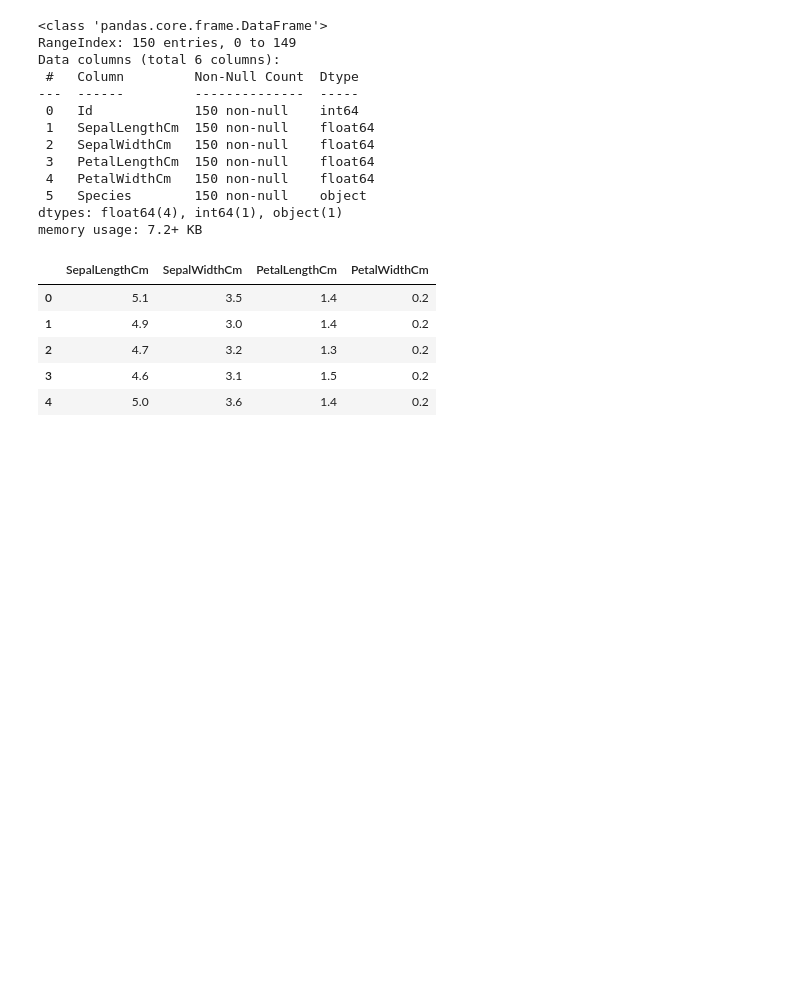
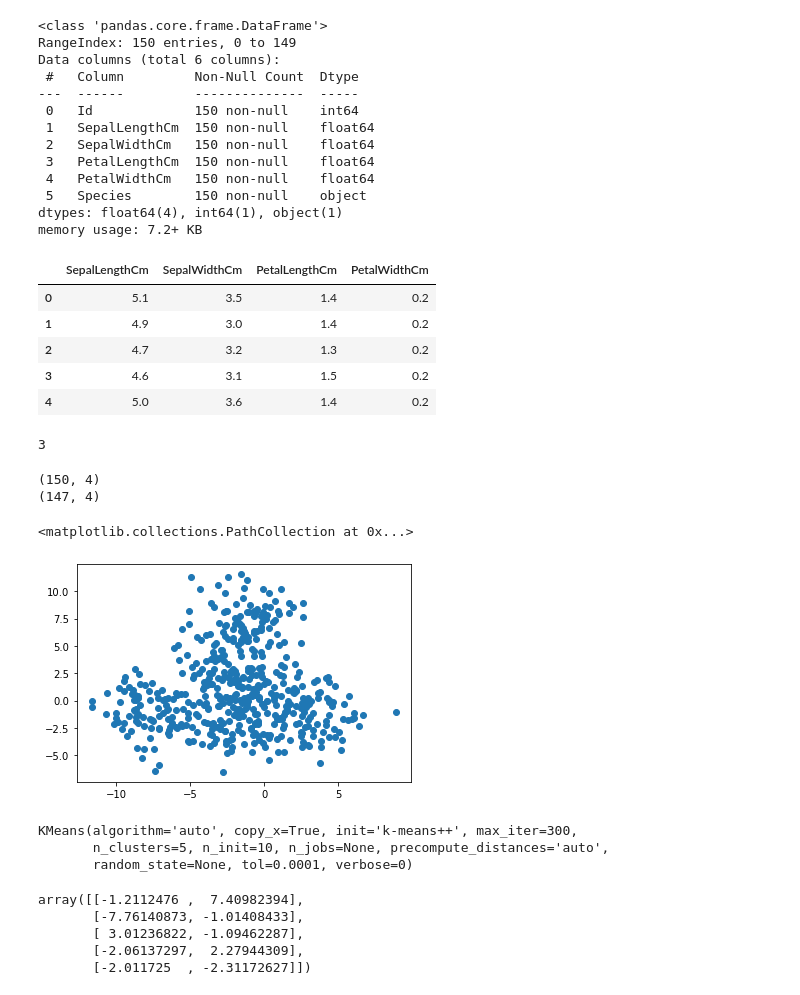
Before and after one commit to Tanmayb05/GRIP-Task-2-Number-Of-Optimal-Clusters-Iris-Dataset, a Jupyter notebook: GRIP Task 2 - Number Of Optimal Clusters (Iris Dataset).ipynb, the cells around one changed output. Saved outputs shown, nothing was run; the diff lists cells and outputs as text; code cells hidden in the pictures; blank space fills up the shorter version.

```diff
--- a/GRIP Task 2 - Number Of Optimal Clusters (Iris Dataset).ipynb
+++ b/GRIP Task 2 - Number Of Optimal Clusters (Iris Dataset).ipynb
@@ -83,6 +97,21 @@ iris_df.head()
 | 2 | 4.7 | 3.2 | 1.3 | 0.2 |
 | 3 | 4.6 | 3.1 | 1.5 | 0.2 |
 | 4 | 5.0 | 3.6 | 1.4 | 0.2 |
+# %%
+# Check For Duplicates
+
+iris_df.duplicated().sum()
+# %% [output]
+3
+# %%
+# Dropping the Duplicate Rows
+
+print(iris_df.shape)
+iris_df.drop_duplicates(inplace=True)
+print(iris_df.shape)
+# %% [output]
+(150, 4)
+(147, 4)
 # %%
 sum_of_square = []
 clusters_range = range(1,15)
@@ -92,0 +124,23 @@ for k in clusters_range:
+# %%
+data = make_blobs(n_samples=500, n_features=2, centers=5, cluster_std=1.85)
+# %%
+plt.scatter(data[0][:,0],data[0][:,1])
+# %% [output]
+<matplotlib.collections.PathCollection at 0x...>
+[figure, added]
+# %%
+from sklearn.cluster import KMeans
+k = KMeans(n_clusters = 5)
+k.fit(data[0])
+# %% [output]
+KMeans(algorithm='auto', copy_x=True, init='k-means++', max_iter=300,
+       n_clusters=5, n_init=10, n_jobs=None, precompute_distances='auto',
+       random_state=None, tol=0.0001, verbose=0)
+# %%
+k.cluster_centers_
+# %% [output]
+array([[-1.2112476 ,  7.40982394],
+       [-7.76140873, -1.01408433],
+       [ 3.01236822, -1.09462287],
+       [-2.06137297,  2.27944309],
+       [-2.011725  , -2.31172627]])
```
Also changed, not shown: parts of 10 cells of this notebook.
